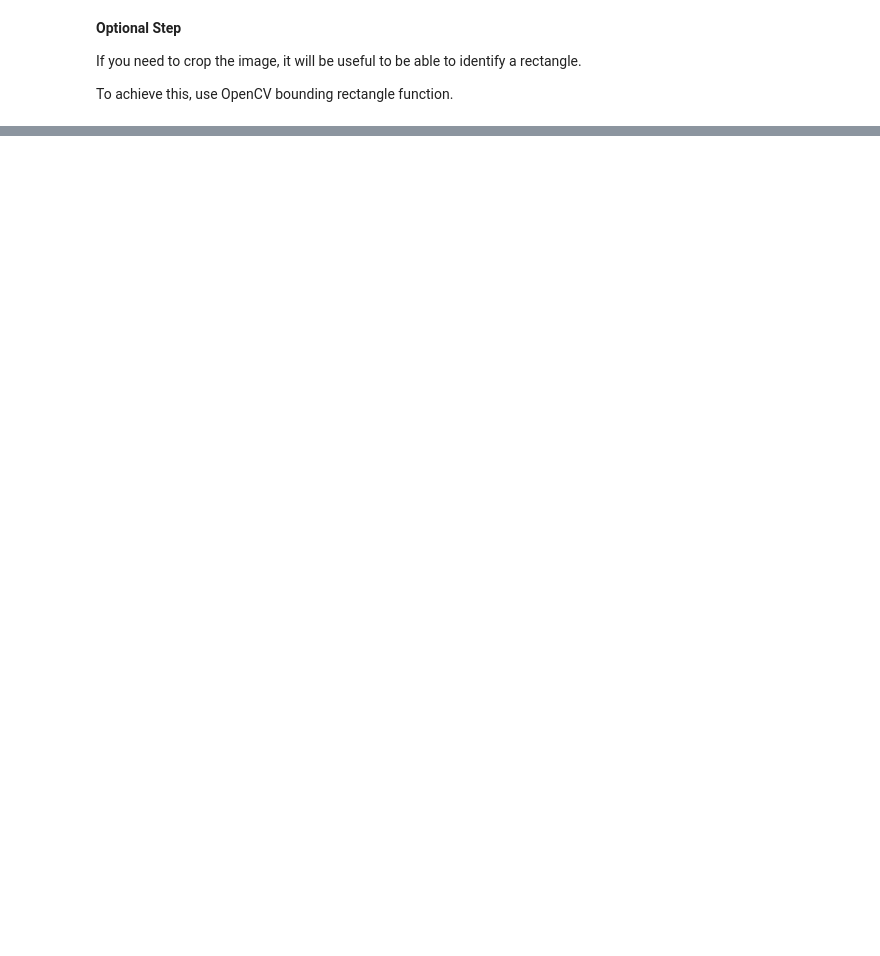
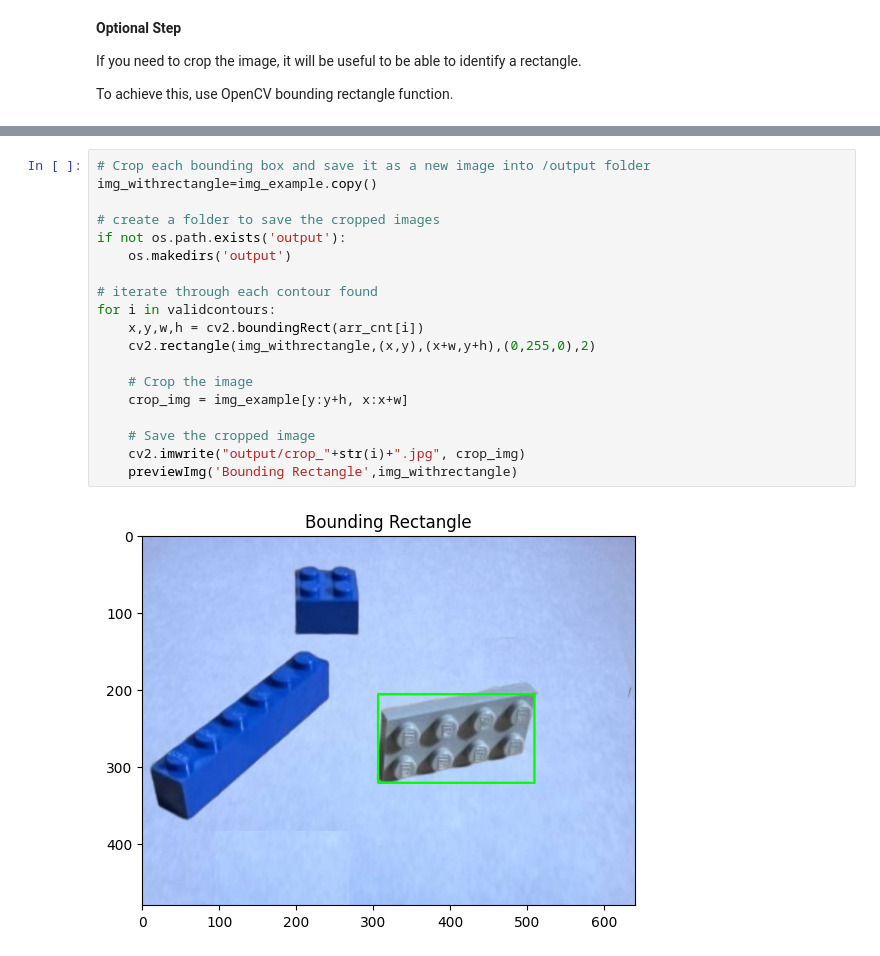
Before and after one commit to thomas-rooty/lego-detector, a Jupyter notebook: lego-set-object-recognition.ipynb, the cells around one changed output, grey strips where cells are left out. Cells and saved outputs as stored; diff of their text form; blank space fills up the shorter version.

```diff
--- a/lego-set-object-recognition.ipynb
+++ b/lego-set-object-recognition.ipynb
@@ -215,0 +223,21 @@ for i in validcontours:
+# %%
+# Crop each bounding box and save it as a new image into /output folder
+img_withrectangle=img_example.copy()
+
+# create a folder to save the cropped images
+if not os.path.exists('output'):
+    os.makedirs('output')
+
+# iterate through each contour found
+for i in validcontours:
+    x,y,w,h = cv2.boundingRect(arr_cnt[i])
+    cv2.rectangle(img_withrectangle,(x,y),(x+w,y+h),(0,255,0),2)
+
+    # Crop the image
+    crop_img = img_example[y:y+h, x:x+w]
+
+    # Save the cropped image
+    cv2.imwrite("output/crop_"+str(i)+".jpg", crop_img)
+    previewImg('Bounding Rectangle',img_withrectangle)
+# %% [output]
+[figure, added]
```
Also changed, not shown: parts of 3 cells of this notebook, 2 other files.
